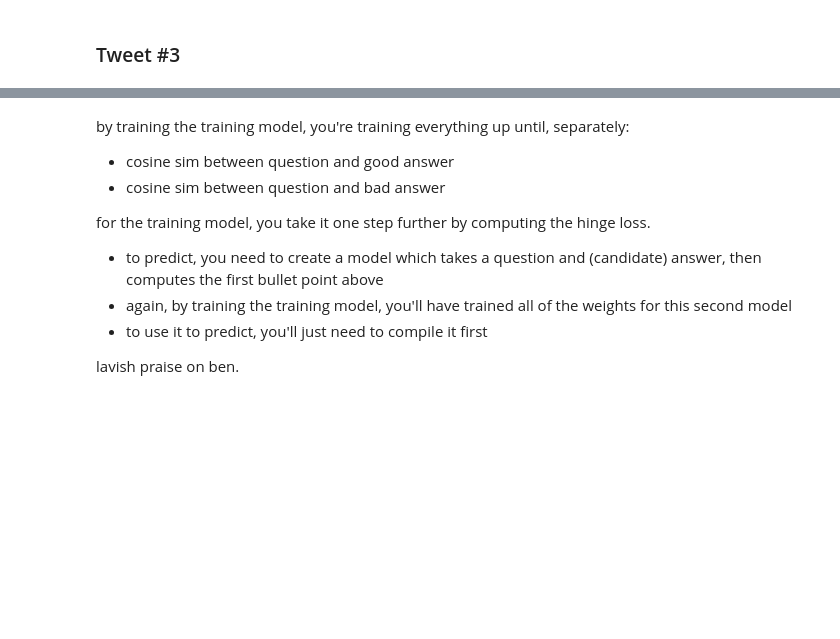
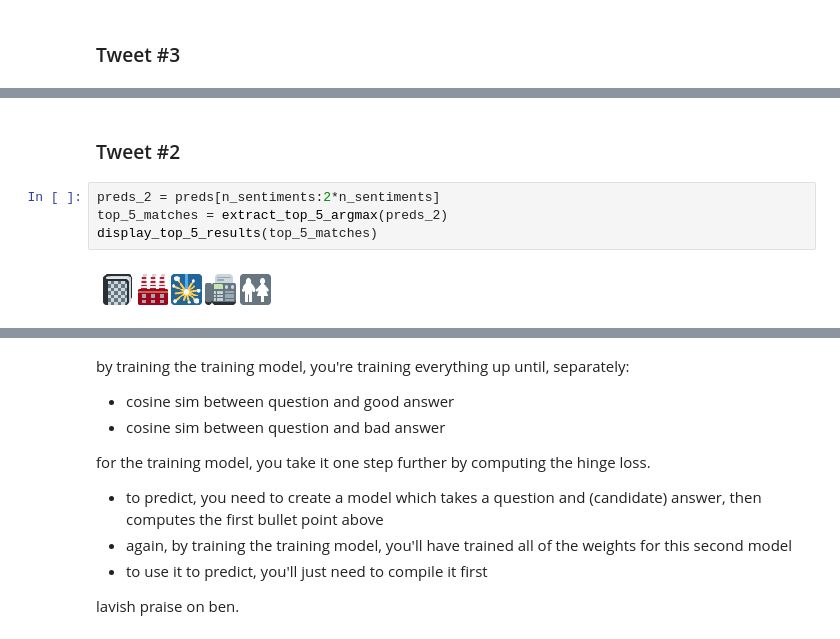
Before and after one commit to cavaunpeu/neurally-embedded-emojis, a Jupyter notebook: neurally-embedded-emojis.ipynb, the cells around one changed output, grey strips where cells are left out. Drawn from its saved outputs; the diff is of its cells as text; blank space fills up the shorter version.

```diff
--- a/neurally-embedded-emojis.ipynb
+++ b/neurally-embedded-emojis.ipynb
@@ -734,0 +753,8 @@ display_emoji(emojis[~inf_mask][263])
+# %% [markdown]
+### Tweet #2
+# %%
+preds_2 = preds[n_sentiments:2*n_sentiments]
+top_5_matches = extract_top_5_argmax(preds_2)
+display_top_5_results(top_5_matches)
+# %% [output]
+[figure, added]
```
Also changed, not shown: parts of 26 cells of this notebook.
